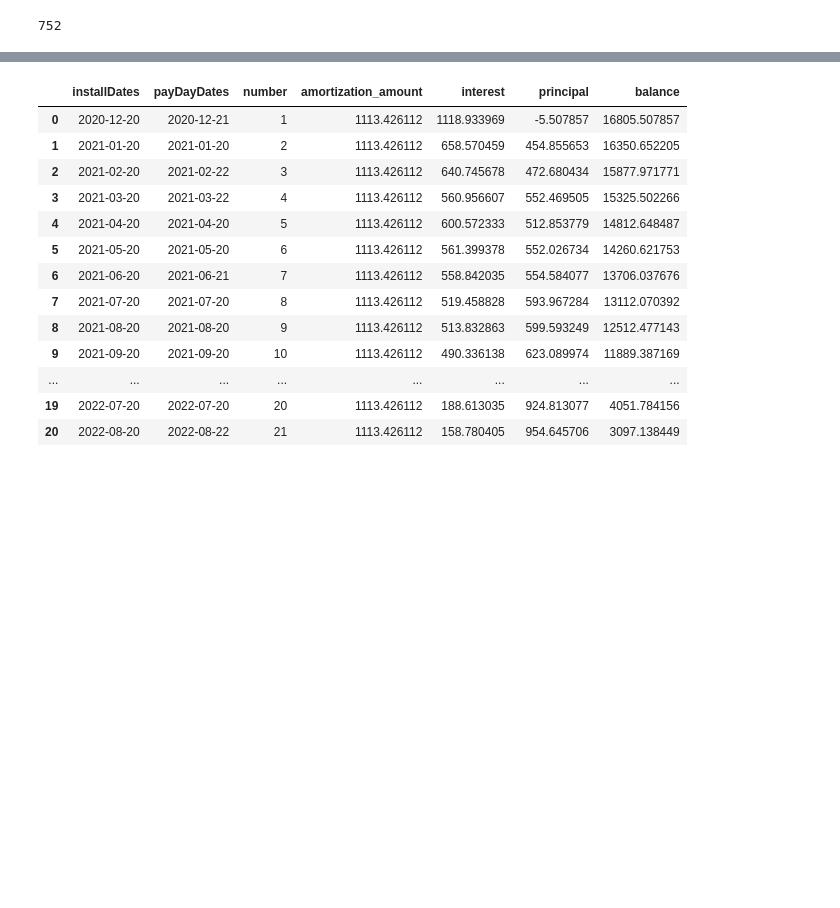
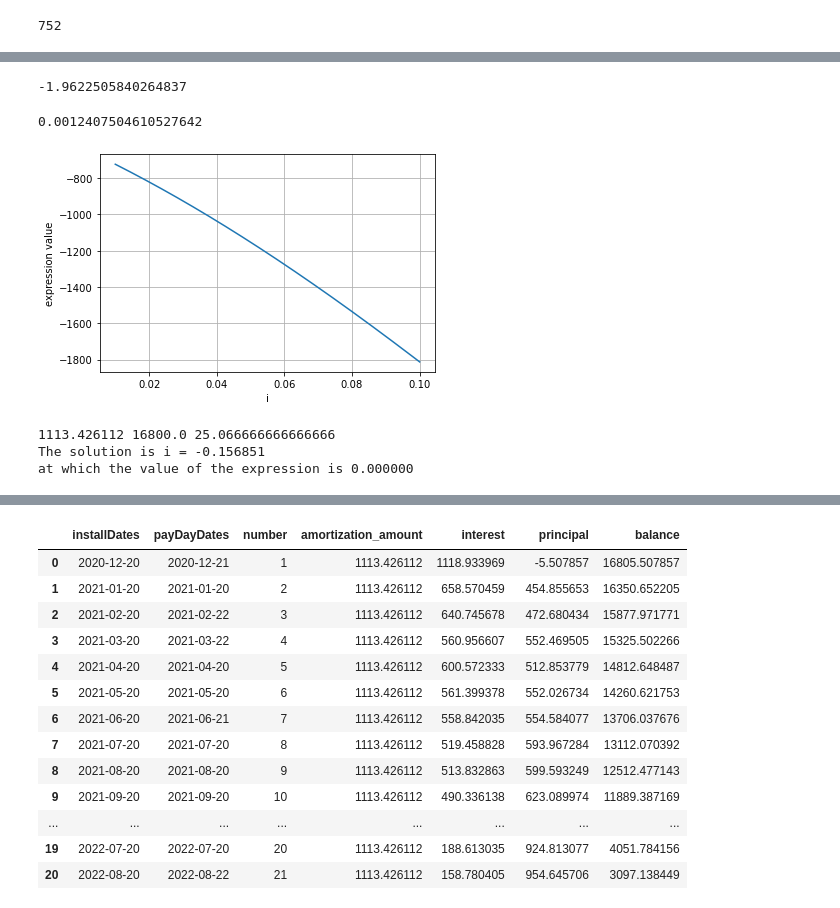
Before and after one commit to ormenesse/install-application, a Jupyter notebook: Testes/app/TEST_INSTALL.ipynb, the cells around one changed output, grey strips where cells are left out. Cells and saved outputs as stored; diff of their text form; code cells hidden in the pictures; blank space fills up the shorter version.

```diff
--- a/Testes/app/TEST_INSTALL.ipynb
+++ b/Testes/app/TEST_INSTALL.ipynb
@@ -40,0 +21,4 @@ days_each_month
+# %%
+days_each_month, installDates, payDay = returnDaysEachMonth(period, rPaymentDate, rDisbursementDate)
+
+amortization_amount = calculate_amortization_amount(16800.0, 0.0379, installDates, rDisbursementDate)
@@ -87,0 +113,8 @@ inf
+# %%
+0.0379 = (1+tj)**(30)-1
+# %% [output]
+-1.9622505840264837
+# %%
+np.power(0.0379+1,1/30)-1
+# %% [output]
+0.0012407504610527642
@@ -87,0 +126,41 @@ inf
+# %%
+def func(A,P,M,tj):
+    return A - P*( (tj*(np.power(1+tj,M))) / ( np.power(1+tj,M) - 1) )
+
+def func2(tj,*data):
+    A,P,M = data
+    return A - P*( (tj*(np.power(1+tj,M))) / ( np.power(1+tj,M) - 1) )
+# %%
+from scipy.optimize import fsolve
+import matplotlib.pyplot as plt
+
+# Define the expression whose roots we want to find
+
+A = amortization_amount
+P = principal
+M = np.sum(days_each_month)/30
+#M = 25
+
+# Plot it
+
+l = np.linspace(0.01, 0.1, 100000)
+
+plt.plot(l, func(A,P,M,l))
+plt.xlabel("i")
+plt.ylabel("expression value")
+plt.grid()
+plt.show()
+
+# Use the numerical solver to find the roots
+
+i_initial_guess = 0.01
+i_solution = fsolve(func2, i_initial_guess,args=(A,P,M))
+
+print(A,P,M)
+print("The solution is i = %f" % i_solution)
+print("at which the value of the expression is %f" % func2(i_solution,*(A,P,M)))
+# %% [output]
+[figure, added]
+1113.426112 16800.0 25.066666666666666
+The solution is i = -0.156851
+at which the value of the expression is 0.000000
```
Also changed, not shown: parts of 28 cells of this notebook, 5 other files.
